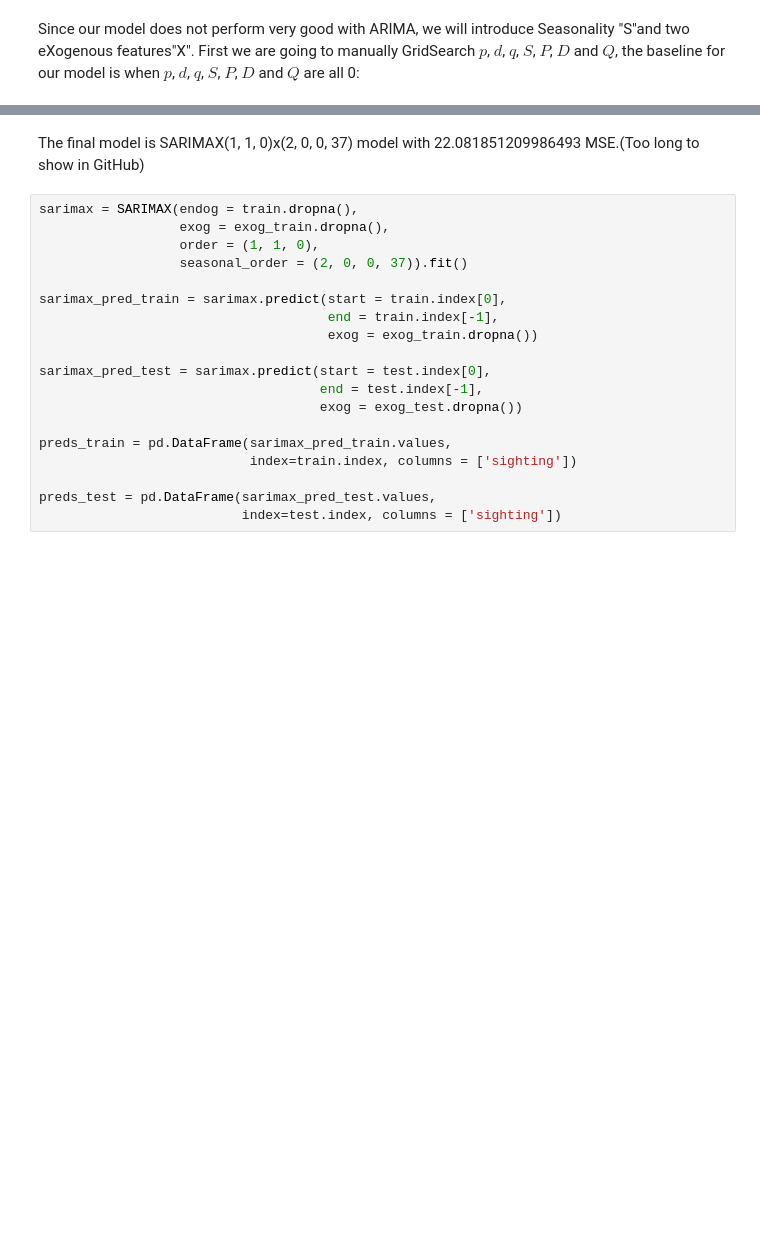
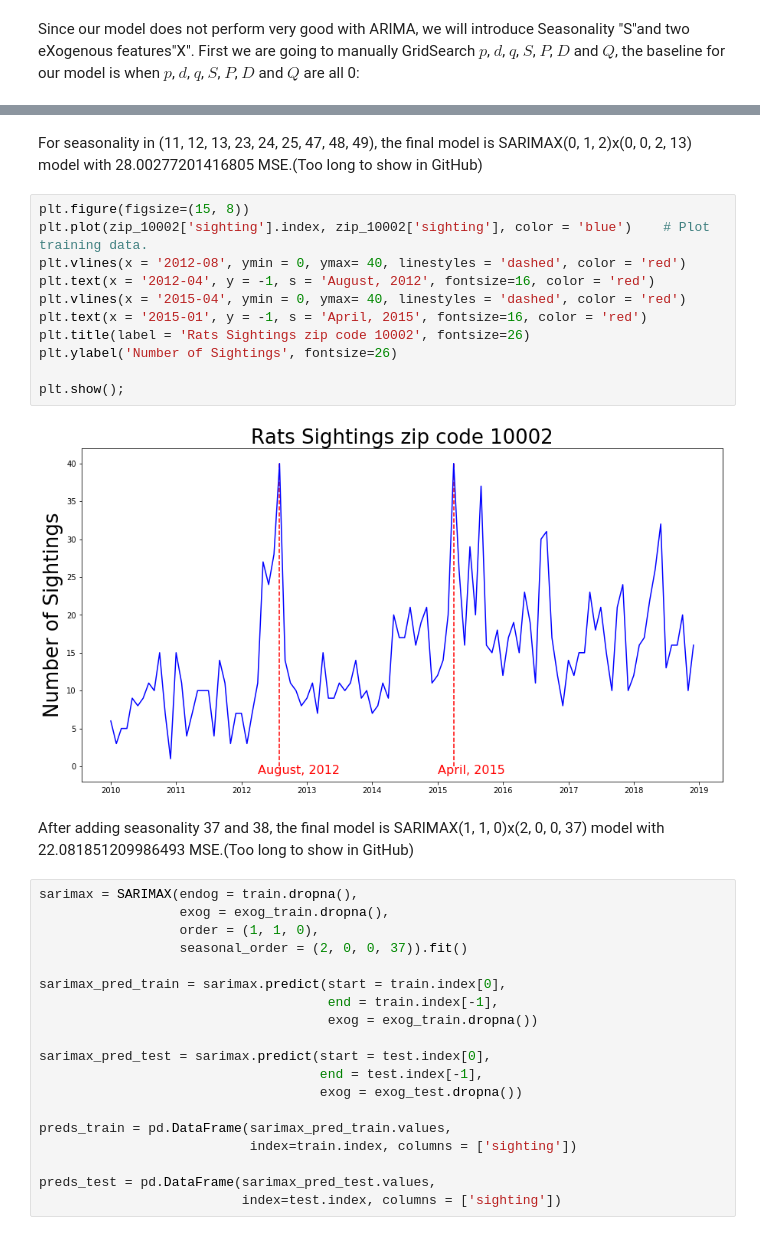
Before and after one commit to zhanzhanyu/Manhattan-Rats-Sightings-SARIMAX-Model, a Jupyter notebook: codes/03_modeling.ipynb, the cells around one changed output, grey strips where cells are left out. Cells and saved outputs as stored; diff of their text form; blank space fills up the shorter version.

```diff
--- a/codes/03_modeling.ipynb
+++ b/codes/03_modeling.ipynb
@@ -260,8 +284,23 @@ for p in range(3):
                                 pass
 
 print(f'The final model is SARIMAX{final_p, final_d, final_q}x{final_PDQS} model with {final_mse} MSE.')
+# %% [markdown]
+For seasonality in (11, 12, 13, 23, 24, 25, 47, 48, 49), the final model is SARIMAX(0, 1, 2)x(0, 0, 2, 13) model with 28.00277201416805 MSE.(Too long to show in GitHub)
+# %%
+plt.figure(figsize=(15, 8))
+plt.plot(zip_10002['sighting'].index, zip_10002['sighting'], color = 'blue')    # Plot training data.
+plt.vlines(x = '2012-08', ymin = 0, ymax= 40, linestyles = 'dashed', color = 'red')
+plt.text(x = '2012-04', y = -1, s = 'August, 2012', fontsize=16, color = 'red')
+plt.vlines(x = '2015-04', ymin = 0, ymax= 40, linestyles = 'dashed', color = 'red')
+plt.text(x = '2015-01', y = -1, s = 'April, 2015', fontsize=16, color = 'red')
+plt.title(label = 'Rats Sightings zip code 10002', fontsize=26)
+plt.ylabel('Number of Sightings', fontsize=26)
+
+plt.show();
+# %% [output]
+[figure, added]
 # %% [markdown]
-The final model is SARIMAX(1, 1, 0)x(2, 0, 0, 37) model with 22.081851209986493 MSE.(Too long to show in GitHub)
+After adding seasonality 37 and 38, the final model is SARIMAX(1, 1, 0)x(2, 0, 0, 37) model with 22.081851209986493 MSE.(Too long to show in GitHub)
 # %%
 sarimax = SARIMAX(endog = train.dropna(),
                   exog = exog_train.dropna(),
```
Also changed, not shown: parts of 6 cells of this notebook, 7 other files.
